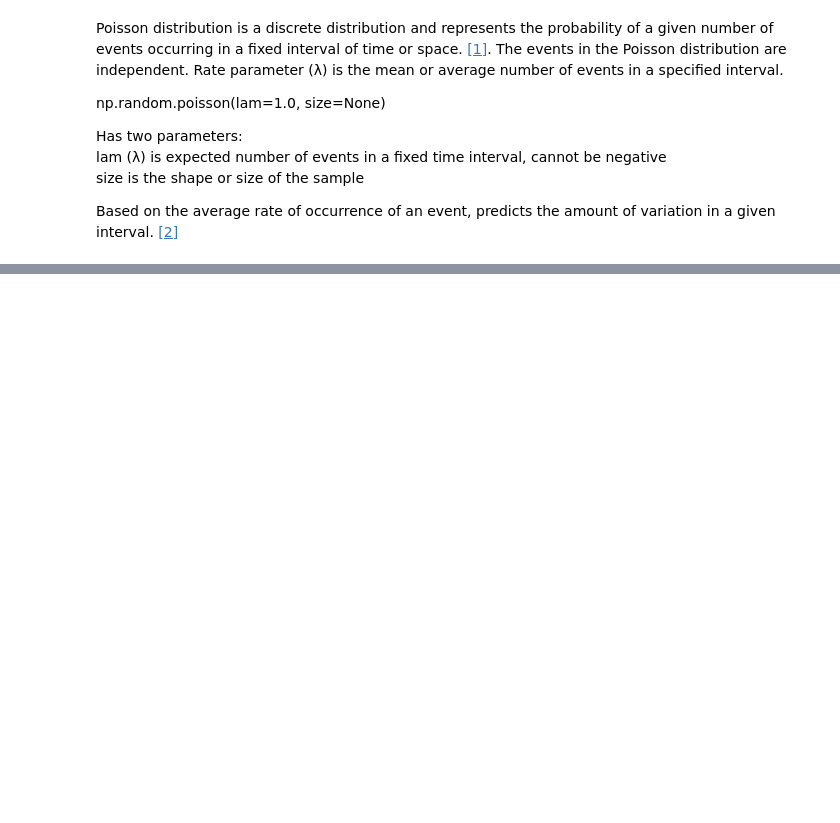
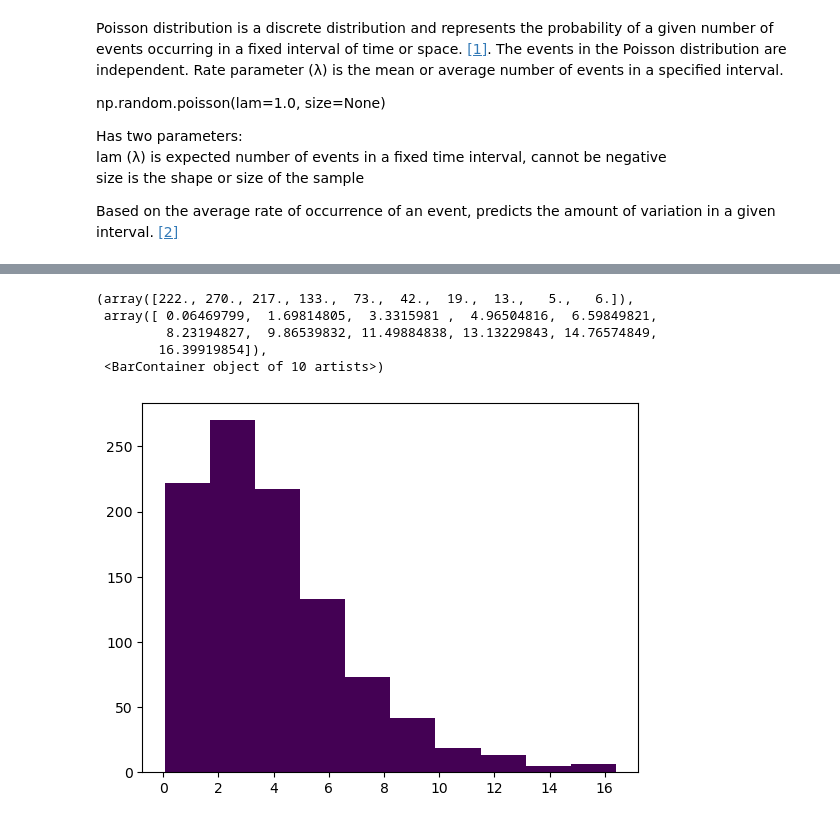
Before and after one commit to Tanja888/funddata-assessment, a Jupyter notebook: practicals/02-randomness-exercises.ipynb, the cells around one changed output, grey strips where cells are left out. Cells and saved outputs as stored; diff of their text form; code cells hidden in the pictures; blank space fills up the shorter version.

```diff
--- a/practicals/02-randomness-exercises.ipynb
+++ b/practicals/02-randomness-exercises.ipynb
@@ -459,0 +466,14 @@ plt.hist(s)
+# %%
+rng = np.random.default_rng()
+# %%
+#Example a
+samples = rng.chisquare(4, 1000)
+
+plt.hist(samples, color='#440154')
+# %% [output]
+(array([222., 270., 217., 133.,  73.,  42.,  19.,  13.,   5.,   6.]),
+ array([ 0.06469799,  1.69814805,  3.3315981 ,  4.96504816,  6.59849821,
+         8.23194827,  9.86539832, 11.49884838, 13.13229843, 14.76574849,
+        16.39919854]),
+ <BarContainer object of 10 artists>)
+[figure, added]
```
Also changed, not shown: parts of 21 cells of this notebook.
